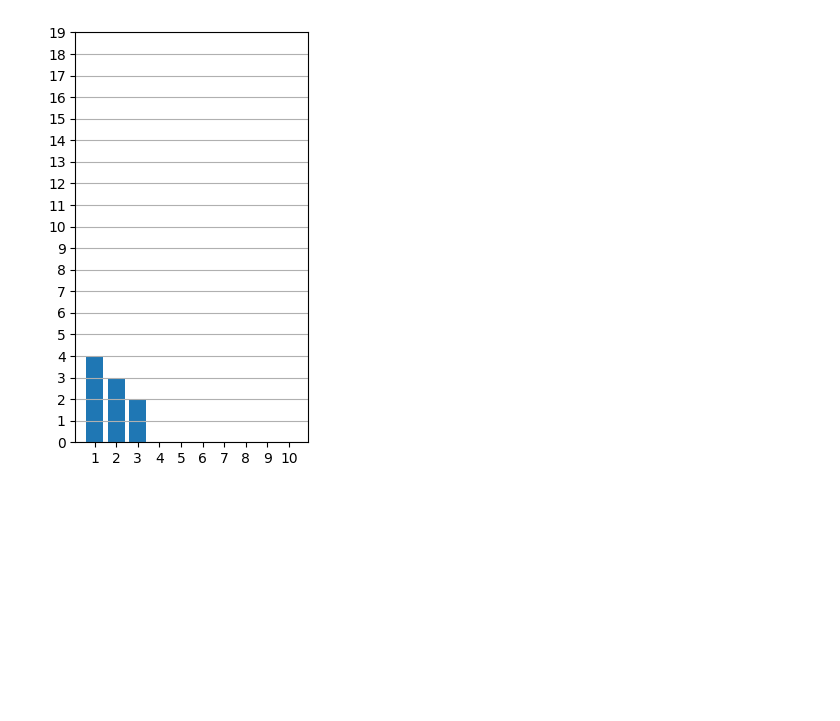
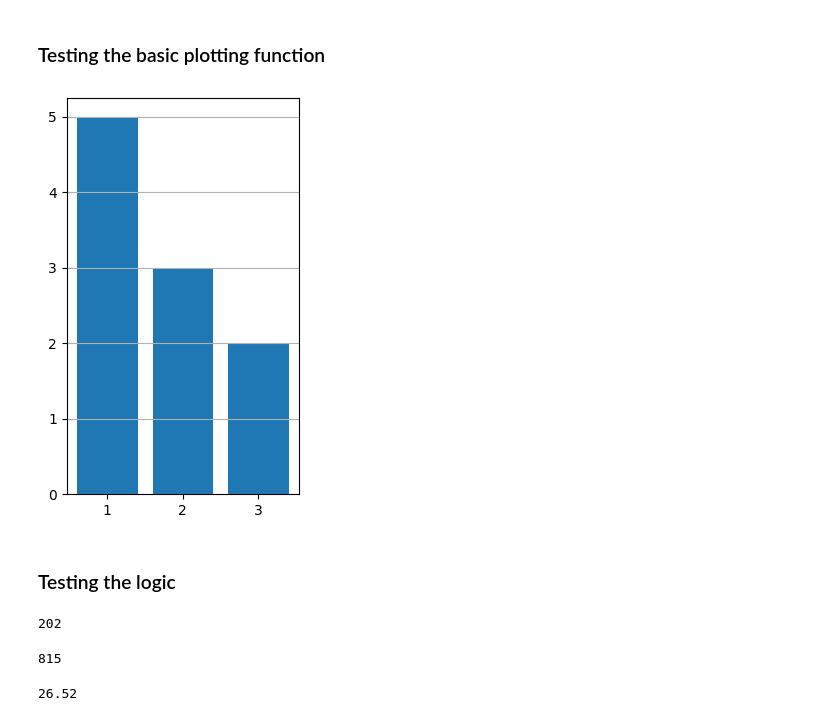
Before and after one commit to bdgrichards/oslo, a Jupyter notebook: oslo.ipynb, the cells around one changed output. Saved outputs shown, nothing was run; the diff lists cells and outputs as text; code cells hidden in the pictures; blank space fills up the shorter version.

Commit message:
Add height graphs

```diff
--- a/oslo.ipynb
+++ b/oslo.ipynb
@@ -14,9 +14,9 @@ class Model:
         """
         Initialise a new Oslo model of a given length
         """
-        # min length of 5
-        if length < 5:
-            raise Exception("Min length is 5")
+        # min length of 3
+        if length < 3:
+            raise Exception("Min length is 3")
         self.length: int = length
         # the number of grains at a given location
         self.heights: list[int] = [0] * length
@@ -24,6 +24,8 @@ class Model:
         self.gradients: list[int] = [0] * length
         # generate an empty thresholds list
         self.thresholds: list[int] = [0] * length
+        # record that the system is in the transient state
+        self.is_transient: bool = True
         # randomise each of the new threshold values
         for i in range(length):
             self.new_threshold(i)
@@ -41,6 +43,12 @@ class Model:
 
     def get_thresholds(self) -> list[int]:
         return self.thresholds
+
+    def get_pile_height(self) -> int:
+        return self.heights[0]
+
+    def get_is_transient(self) -> bool:
+        return self.is_transient
 
     def check_index_in_range(self, i: int) -> None:
         """
@@ -66,7 +74,7 @@ class Model:
         self.heights[0] += 1
         self.gradients[0] += 1
 
-    def is_above_threshold(self, i: int) -> bool:
+    def is_supercritical(self, i: int) -> bool:
         """
         Return whether position `i`` is above the threshold
         """
@@ -84,6 +92,8 @@ class Model:
             self.gradients[i] -= 2
             self.gradients[i+1] += 1
         elif i == self.length - 1:
+            # end relaxation marks the transition to steady state
+            if self.is_transient: self.is_transient = False
             self.heights[i] -= 1
             self.gradients[i] -= 1
             self.gradients[i-1] += 1
@@ -111,7 +121,7 @@ class Model:
         # relax all positions until stable
         pointer = 0
         while pointer < self.length:
-            if self.is_above_threshold(pointer):
+            if self.is_supercritical(pointer):
                 self.relax(pointer)
                 pointer -= 1
                 if pointer < 0:
@@ -119,12 +129,12 @@ class Model:
             else:
                 pointer += 1
 
-    def plot(self, sleep_amount=0) -> None:
+    def plot(self, sleep_amount=0, clear_screen=True) -> None:
         """
         Show the current state of the system in a graphic
         """
         sleep(sleep_amount)
-        clear_output()
+        if clear_screen: clear_output()
         f = plt.figure()
         f.set_figwidth(3)
         f.set_figheight(6)
@@ -134,13 +144,55 @@ class Model:
         plt.xticks(np.array(range(self.length)) + 1)
         plt.grid(axis='y')
         plt.show()
+# %% [markdown]
+### Testing the basic plotting function
 # %%
 sleep_amount = 0.1
 
-test_model = Model(10)
+test_model = Model(3)
 
-for i in range(10):
+for i in range(100):
     test_model.plot(sleep_amount)
     test_model.cycle()
 # %% [output]
-[figure, old version]
+[figure, new version]
+# %% [markdown]
+### Testing the logic
+# %%
+# measuring transient phase for L16
+test_model = Model(16)
+counter = 0
+while test_model.get_is_transient():
+        test_model.cycle()
+        counter += 1
+print(counter)
+# %% [output]
+202
+# %%
+# measuring transient phase for L32
+test_model = Model(32)
+counter = 0
+while test_model.get_is_transient():
+        test_model.cycle()
+        counter += 1
+print(counter)
+# %% [output]
+815
+# %%
+# L16 model should have average height of 26.5
+
+final_heights = []
+
+for i in range(50):
+    test_model = Model(16)
+    # get to steady state
+    while test_model.get_is_transient():
+        test_model.cycle()
+    # once in steady state run for a set number of trials
+    for i in range(1000):
+        test_model.cycle()
+    final_heights.append(test_model.get_pile_height())
+
+print(np.average(final_heights))
+# %% [output]
+26.52
```
Also changed, not shown: parts of 6 cells of this notebook.
